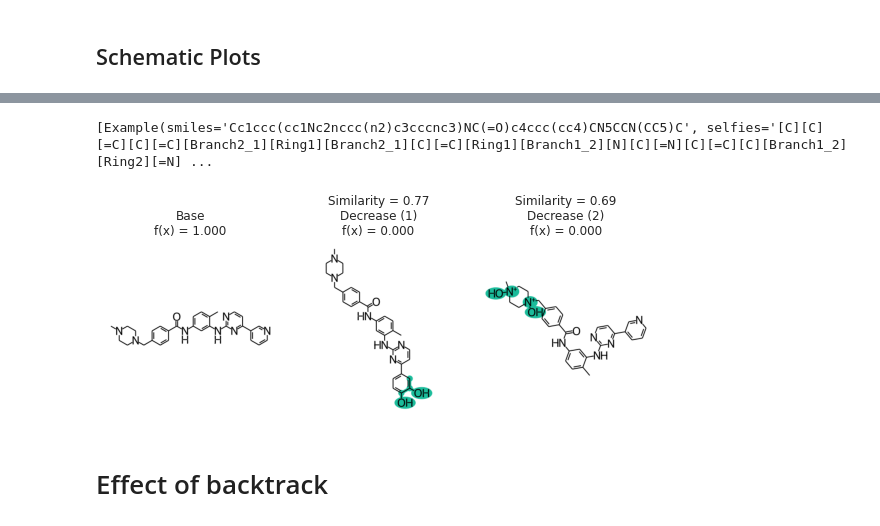
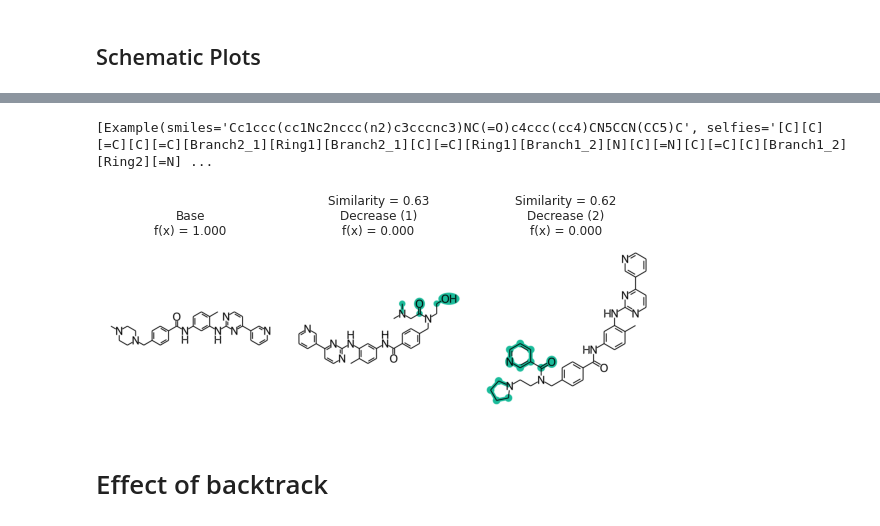
Before and after one commit to ur-whitelab/exmol, a Jupyter notebook: paper/RF.ipynb, the cells around one changed output, grey strips where cells are left out. Drawn from its saved outputs; the diff is of its cells as text; code cells hidden in the pictures.

Commit message:
Removed ZINC, switched to pubchem

```diff
--- a/paper/RF.ipynb
+++ b/paper/RF.ipynb
@@ -155,6 +155,6 @@ plt.savefig('rf-schem-3.png', bbox_inches='tight', dpi=180)
 # %%
 cspace = exmol.sample_space('Cc1ccc(cc1Nc2nccc(n2)c3cccnc3)NC(=O)c4ccc(cc4)CN5CCN(CC5)C', model_eval)
-zspace = exmol.sample_space('Cc1ccc(cc1Nc2nccc(n2)c3cccnc3)NC(=O)c4ccc(cc4)CN5CCN(CC5)C', model_eval, num_samples=500, preset='zinc')
+zspace = exmol.sample_space('Cc1ccc(cc1Nc2nccc(n2)c3cccnc3)NC(=O)c4ccc(cc4)CN5CCN(CC5)C', model_eval, num_samples=500, preset='chemed')
 # %%
 fkw = {'figsize': (8,6)}
 mpl.rc('axes', titlesize=12)
@@ -165,13 +165,13 @@ plt.savefig('gleevac-cs.png', bbox_inches='tight', dpi=180)
 # %%
-exps = exmol.rcf_explain(zspace, nmols=4)
+exps = exmol.rcf_explain(zspace, nmols=5)
 # fix ionization
 fkw = {'figsize': (8,6)}
 mpl.rc('axes', titlesize=12)
 print(exps, len(exps))
 exmol.plot_cf(exps, figure_kwargs=fkw, mol_fontsize=26, mol_size=(400,400), nrows=1)
-plt.savefig('gleevac-z.png', bbox_inches='tight', dpi=180)
+plt.savefig('gleevac-c.png', bbox_inches='tight', dpi=180)
 # %% [output]
 [Example(smiles='Cc1ccc(cc1Nc2nccc(n2)c3cccnc3)NC(=O)c4ccc(cc4)CN5CCN(CC5)C', selfies='[C][C][=C][C][=C][Branch2_1][Ring1][Branch2_1][C][=C][Ring1][Branch1_2][N][C][=N][C][=C][C][Branch1_2][Ring2][=N] ...
-[figure, old version]
+[figure, new version]
 # %% [markdown]
 # Effect of backtrack
```
Also changed, not shown: parts of 12 cells of this notebook, 5 other files.
